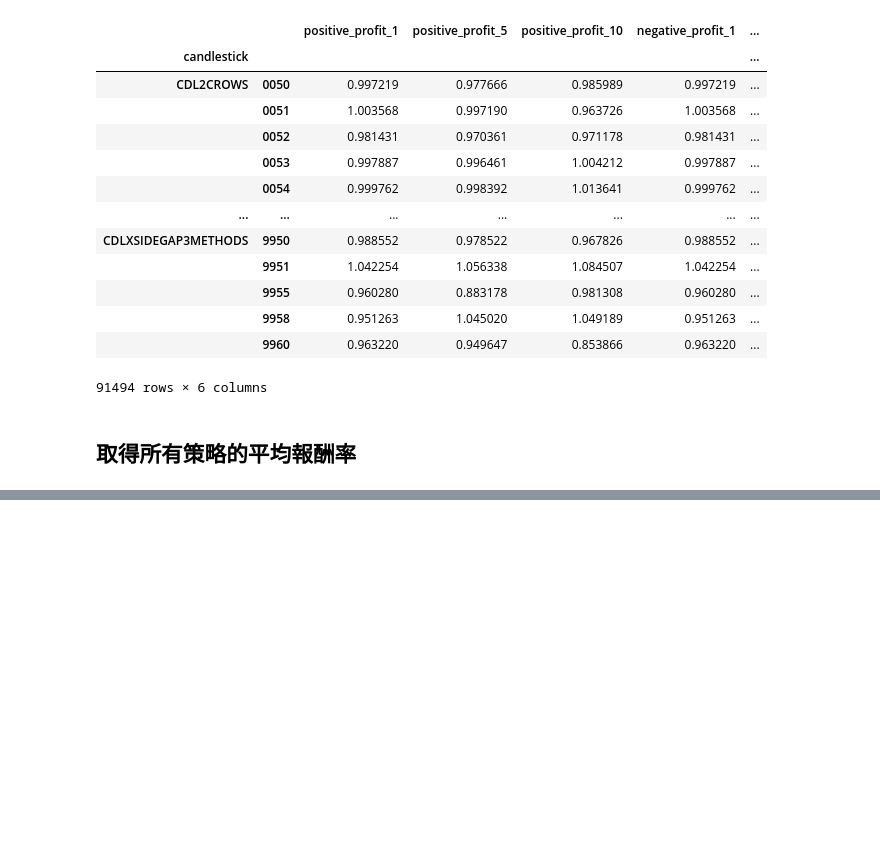
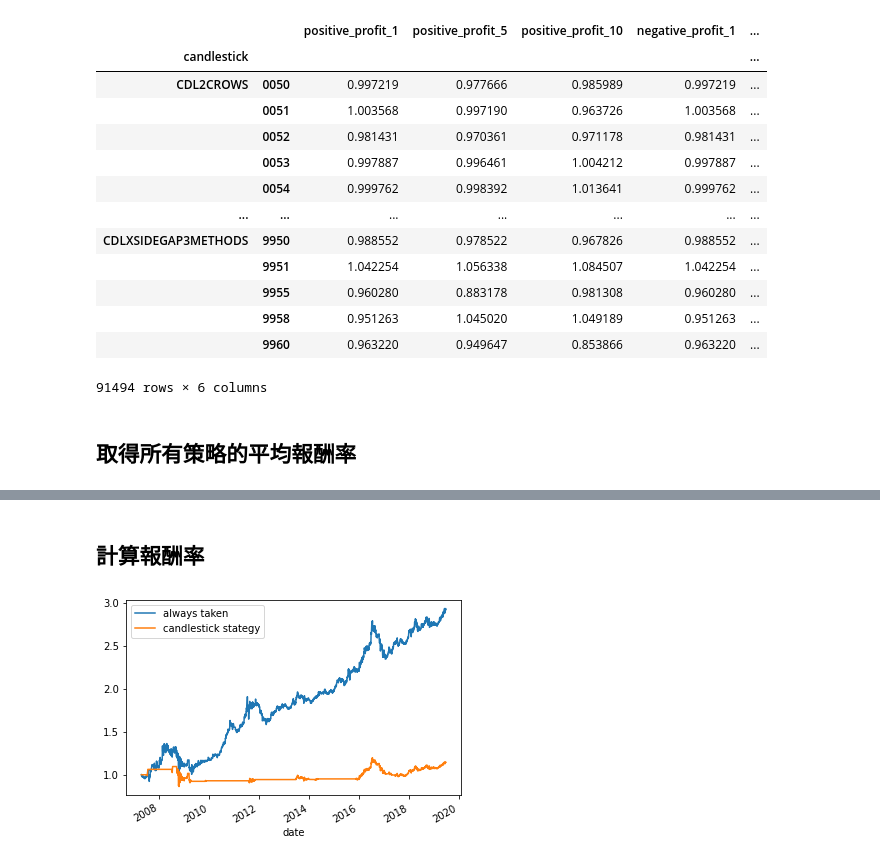
Before and after one commit to steny138/TWStockML, a Jupyter notebook: lyctwstock/candlestick.ipynb, the cells around one changed output, grey strips where cells are left out. Cells and saved outputs as stored; diff of their text form; code cells hidden in the pictures; blank space fills up the shorter version.

```diff
--- a/lyctwstock/candlestick.ipynb
+++ b/lyctwstock/candlestick.ipynb
@@ -282,0 +196,19 @@ dfy
+# %% [markdown]
+## 計算報酬率
+# %%
+ret =  open_adj.shift(-1) / open_adj
+ret = ret.fillna(1)
+ret = ret[stock_id]
+ret_expect = ret.cumprod()
+ax1 = ret_expect.plot(label='always taken')
+h1, l1 = ax1.get_legend_handles_labels()
+
+ret[hold_ != 1]= np.nan
+ret_final = ret.fillna(1).cumprod()
+ax2 = ret_final.plot(label='candlestick stategy')
+h2, l2 = ax2.get_legend_handles_labels()
+
+plt.legend(h2, l2, loc=2)
+plt.show()
+# %% [output]
+[figure, added]
```
Also changed, not shown: parts of 14 cells of this notebook.
